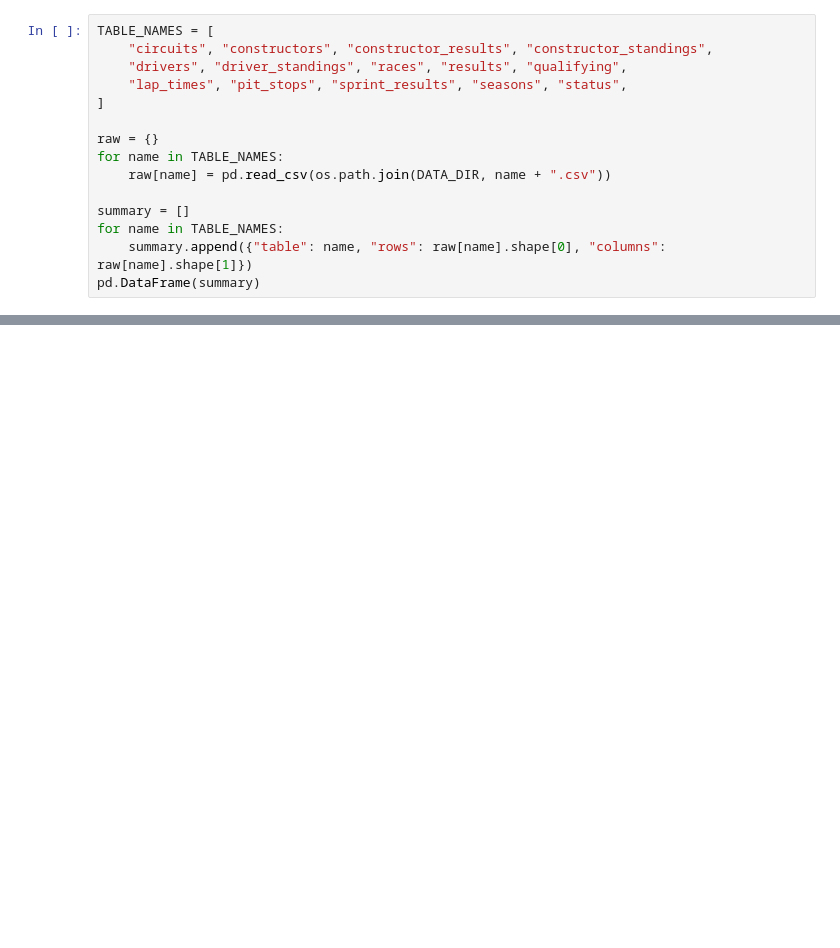
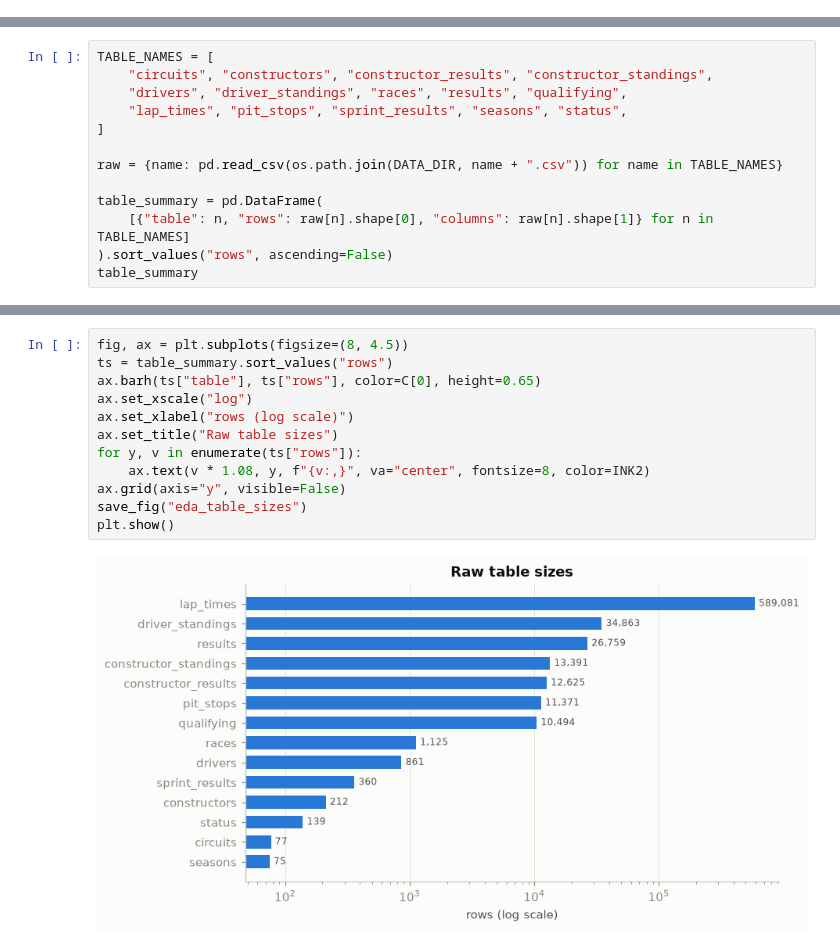
Before and after one commit to Mabrouukk/f1-podium-prediction, a Jupyter notebook: notebooks/f1_podium_prediction.ipynb, the cells around one changed output, grey strips where cells are left out. Cells and saved outputs as stored; diff of their text form; blank space fills up the shorter version.

```diff
--- a/notebooks/f1_podium_prediction.ipynb
+++ b/notebooks/f1_podium_prediction.ipynb
@@ -60,15 +128,0 @@ print("Data folder:", DATA_DIR)
-# %%
-TABLE_NAMES = [
-    "circuits", "constructors", "constructor_results", "constructor_standings",
-    "drivers", "driver_standings", "races", "results", "qualifying",
-    "lap_times", "pit_stops", "sprint_results", "seasons", "status",
-]
-
-raw = {}
-for name in TABLE_NAMES:
-    raw[name] = pd.read_csv(os.path.join(DATA_DIR, name + ".csv"))
-
-summary = []
-for name in TABLE_NAMES:
-    summary.append({"table": name, "rows": raw[name].shape[0], "columns": raw[name].shape[1]})
-pd.DataFrame(summary)
@@ -162,0 +129,13 @@ TODO: qualifying-coverage drift, era sensitivity, ...
+# %%
+TABLE_NAMES = [
+    "circuits", "constructors", "constructor_results", "constructor_standings",
+    "drivers", "driver_standings", "races", "results", "qualifying",
+    "lap_times", "pit_stops", "sprint_results", "seasons", "status",
+]
+
+raw = {name: pd.read_csv(os.path.join(DATA_DIR, name + ".csv")) for name in TABLE_NAMES}
+
+table_summary = pd.DataFrame(
+    [{"table": n, "rows": raw[n].shape[0], "columns": raw[n].shape[1]} for n in TABLE_NAMES]
+).sort_values("rows", ascending=False)
+table_summary
@@ -162,0 +167,14 @@ TODO: qualifying-coverage drift, era sensitivity, ...
+# %%
+fig, ax = plt.subplots(figsize=(8, 4.5))
+ts = table_summary.sort_values("rows")
+ax.barh(ts["table"], ts["rows"], color=C[0], height=0.65)
+ax.set_xscale("log")
+ax.set_xlabel("rows (log scale)")
+ax.set_title("Raw table sizes")
+for y, v in enumerate(ts["rows"]):
+    ax.text(v * 1.08, y, f"{v:,}", va="center", fontsize=8, color=INK2)
+ax.grid(axis="y", visible=False)
+save_fig("eda_table_sizes")
+plt.show()
+# %% [output]
+[figure, added]
```
Also changed, not shown: parts of 188 cells of this notebook, 38 other files.
